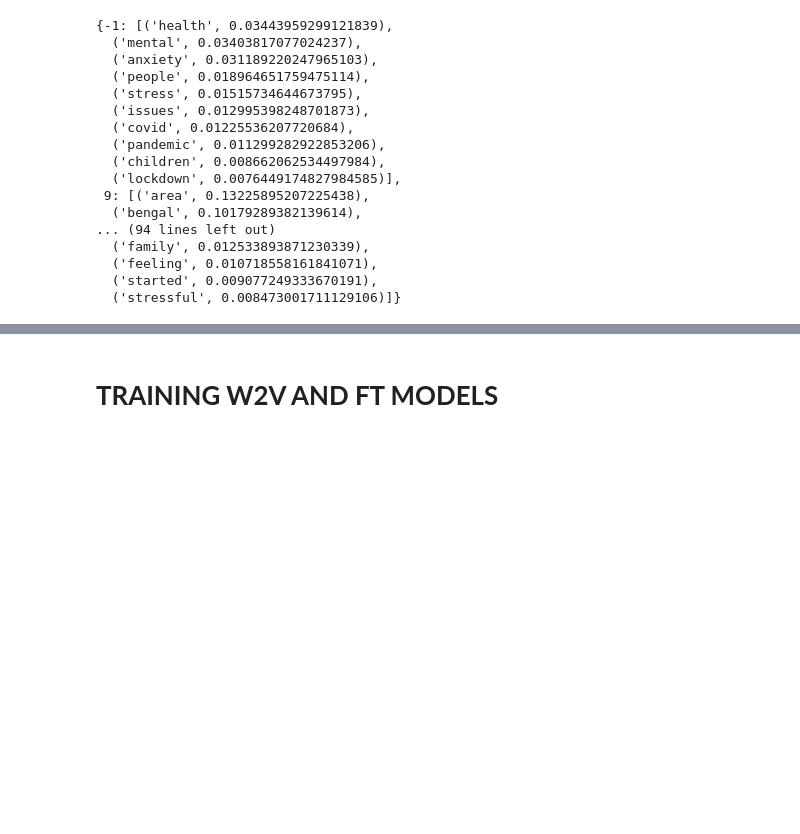
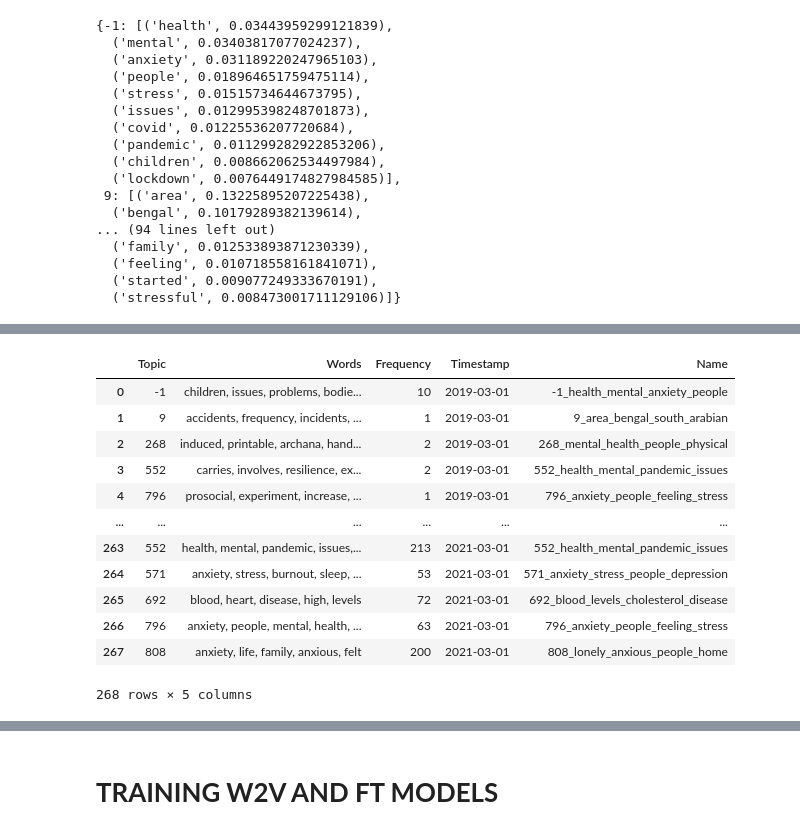
Before and after one commit to zain711/dcipher, a Jupyter notebook: IndianNews.ipynb, the cells around one changed output, grey strips where cells are left out. Cells and saved outputs as stored; diff of their text form; code cells hidden in the pictures; blank space fills up the shorter version.

```diff
--- a/IndianNews.ipynb
+++ b/IndianNews.ipynb
@@ -136,3 +238,5 @@ topic_model = BERTopic.load('/content/drive/My Drive/indian_ft_finettune1')
 topics = np.load('/content/drive/My Drive/topic_indiafine1.npy')
 # %%
 topics_over_time = topic_model.topics_over_time(docs, topics, clean_times, global_tuning=False)
+# %%
+topics_over_time = topics_over_time[topics_over_time.Topic != -1]
@@ -138,0 +246,2 @@ topics_over_time = topic_model.topics_over_time(docs, topics, clean_times, globa
+# %%
+pd.set_option('display.max_rows', None)
@@ -138,0 +269,16 @@ topics_over_time = topic_model.topics_over_time(docs, topics, clean_times, globa
+# %%
+topics_over_time
+# %% [output]
+|  | Topic | Words | Frequency | Timestamp | Name |
+| 0 | -1 | children, issues, problems, bodie... | 10 | 2019-03-01 | -1_health_mental_anxiety_people |
+| 1 | 9 | accidents, frequency, incidents, ... | 1 | 2019-03-01 | 9_area_bengal_south_arabian |
+| 2 | 268 | induced, printable, archana, hand... | 2 | 2019-03-01 | 268_mental_health_people_physical |
+| 3 | 552 | carries, involves, resilience, ex... | 2 | 2019-03-01 | 552_health_mental_pandemic_issues |
+| 4 | 796 | prosocial, experiment, increase, ... | 1 | 2019-03-01 | 796_anxiety_people_feeling_stress |
+| ... | ... | ... | ... | ... | ... |
+| 263 | 552 | health, mental, pandemic, issues,... | 213 | 2021-03-01 | 552_health_mental_pandemic_issues |
+| 264 | 571 | anxiety, stress, burnout, sleep, ... | 53 | 2021-03-01 | 571_anxiety_stress_people_depression |
+| 265 | 692 | blood, heart, disease, high, levels | 72 | 2021-03-01 | 692_blood_levels_cholesterol_disease |
+| 266 | 796 | anxiety, people, mental, health, ... | 63 | 2021-03-01 | 796_anxiety_people_feeling_stress |
+| 267 | 808 | anxiety, life, family, anxious, felt | 200 | 2021-03-01 | 808_lonely_anxious_people_home |
+268 rows × 5 columns
```
Also changed, not shown: parts of 30 cells of this notebook.
